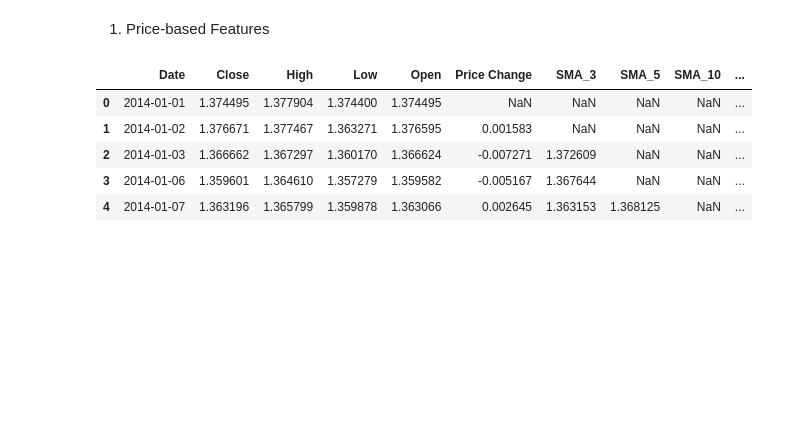
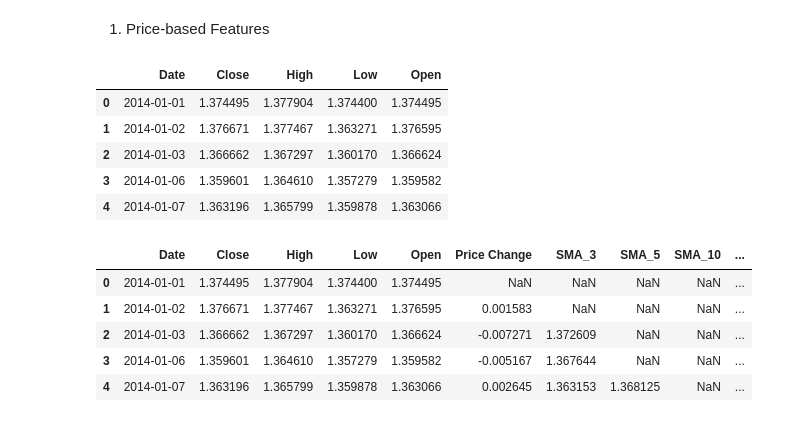
Before and after one commit to vamshisaideep9/Forex-Trading, a Jupyter notebook: config/forexrate/featureEngineering/data_preparing.ipynb, the cells around one changed output. Saved outputs shown, nothing was run; the diff lists cells and outputs as text; code cells hidden in the pictures; blank space fills up the shorter version.

```diff
--- a/config/forexrate/featureEngineering/data_preparing.ipynb
+++ b/config/forexrate/featureEngineering/data_preparing.ipynb
@@ -11,3 +3,27 @@ data.head(5)
+# %%
+import pandas as pd
+
+file_path = "C:/Users/vamsh/OneDrive/Desktop/Forex trading/Forex-Trading/config/forexrate/forex data/cleaned_eur_usd_10_years.csv"
+file_path_2 = "C:/Users/vamsh/OneDrive/Desktop/Forex trading/Forex-Trading/config/forexrate/forex data/cleaned_gbp_usd_10_years.csv"
+file_path_3 = "C:/Users/vamsh/OneDrive/Desktop/Forex trading/Forex-Trading/config/forexrate/forex data/cleaned_usd_jpy_10_years.csv"
+file_path_4 = "C:/Users/vamsh/OneDrive/Desktop/Forex trading/Forex-Trading/config/forexrate/forex data/cleaned_usd_cny_10_years.csv"
+file_path_5 = "C:/Users/vamsh/OneDrive/Desktop/Forex trading/Forex-Trading/config/forexrate/forex data/cleaned_usd_cad_10_years.csv"
+
+
+data = pd.read_csv(file_path)
+data2 = pd.read_csv(file_path_2)
+data3 = pd.read_csv(file_path_3)
+data4 = pd.read_csv(file_path_4)
+data5 = pd.read_csv(file_path_5)
+
+data.head(5)
+# %% [output]
+|  | Date | Close | High | Low | Open |
+| 0 | 2014-01-01 | 1.374495 | 1.377904 | 1.374400 | 1.374495 |
+| 1 | 2014-01-02 | 1.376671 | 1.377467 | 1.363271 | 1.376595 |
+| 2 | 2014-01-03 | 1.366662 | 1.367297 | 1.360170 | 1.366624 |
+| 3 | 2014-01-06 | 1.359601 | 1.364610 | 1.357279 | 1.359582 |
+| 4 | 2014-01-07 | 1.363196 | 1.365799 | 1.359878 | 1.363066 |
 # %%
 #1.1 Price change (Daily Return)
 
```
Also changed, not shown: parts of 37 cells of this notebook, 25 other files.
